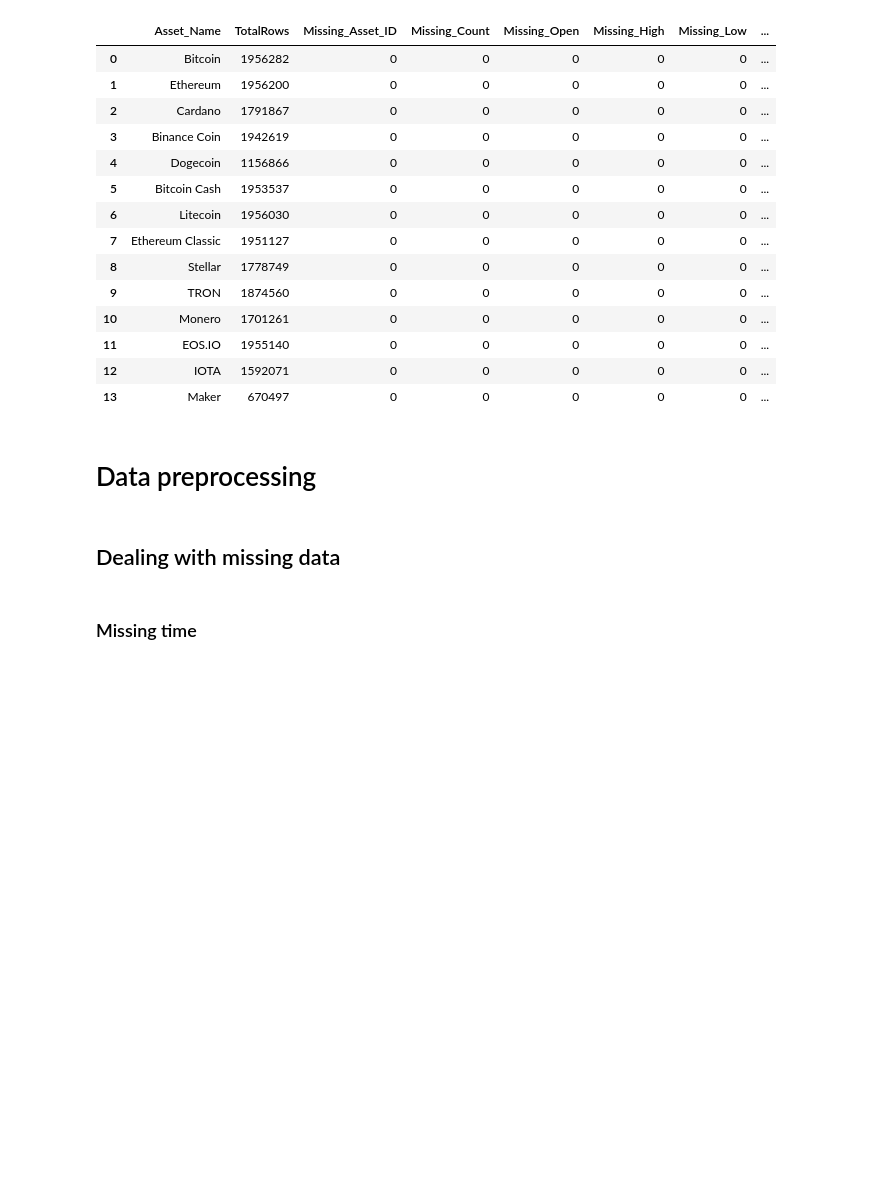
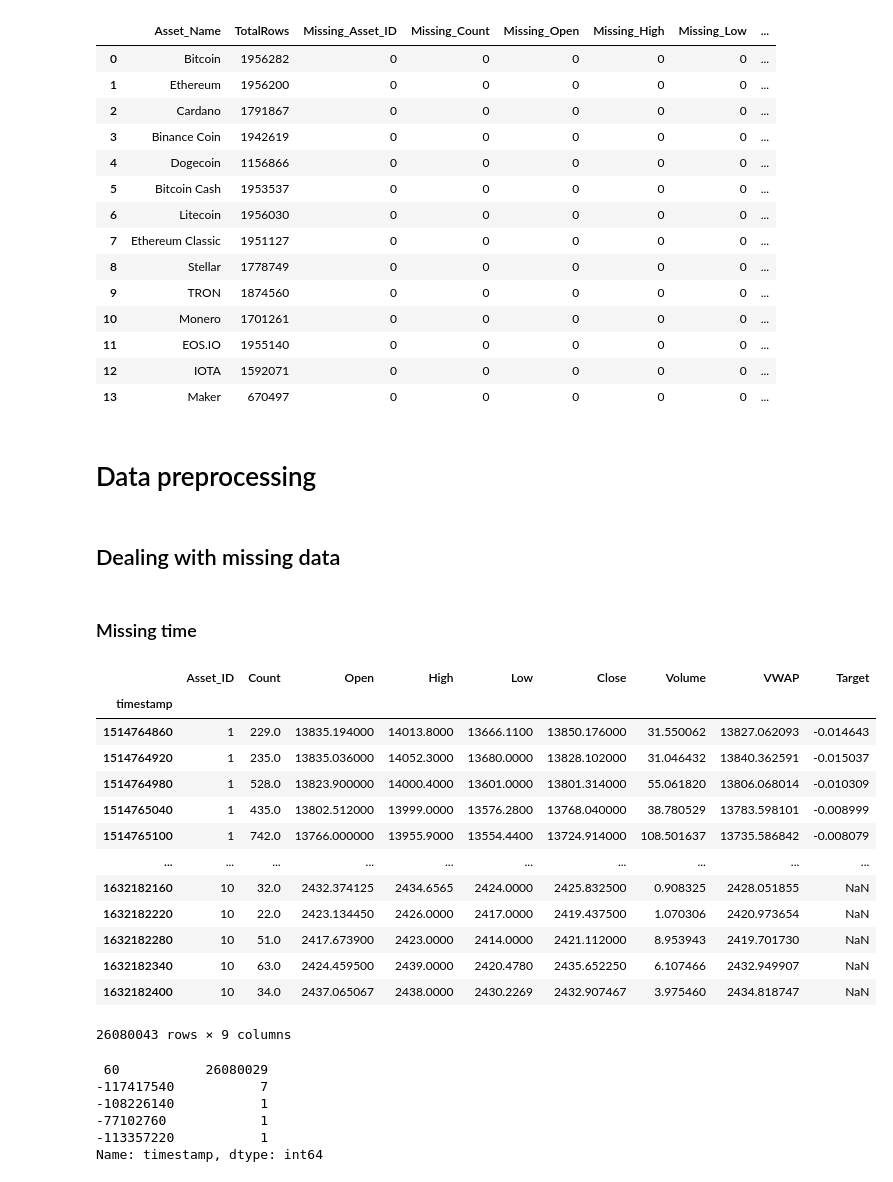
Before and after one commit to yanghang0918/Bitcoin-Prediction, a Jupyter notebook: btcpredict.ipynb, the cells around one changed output. Drawn from its saved outputs; the diff is of its cells as text; code cells hidden in the pictures; blank space fills up the shorter version.

Commit message:
dealing with missing data done

```diff
--- a/btcpredict.ipynb
+++ b/btcpredict.ipynb
@@ -165,6 +165,8 @@ missing_df
 # %% [markdown]
 ### Missing time
 # %%
-#for coin in asset_names:
-#    coin_df = ctrain[ctrain["Asset_ID"]==asset_names_dict[coin]].set_index("timestamp")
-#    coin_df_step1 = coin_df.reindex(range(df.index[0],df.index[-1]+60,60), method="pad")
+allcoin = pd.DataFrame([])
+for coin in asset_names:
+    coin_df = ctrain[ctrain["Asset_ID"]==asset_names_dict[coin]].set_index("timestamp")
+    coin_df_time = coin_df.reindex(range(coin_df.index[0],coin_df.index[-1]+60,60), method="pad")
+    allcoin = allcoin.append(coin_df_time)
@@ -175,0 +173,26 @@ def coin_t_sub(Asset_ID, data=ctrain):
+# %%
+allcoin
+# %% [output]
+|  | Asset_ID | Count | Open | High | Low | Close | Volume | VWAP | Target |
+| timestamp |  |  |  |  |  |  |  |  |  |
+| 1514764860 | 1 | 229.0 | 13835.194000 | 14013.8000 | 13666.1100 | 13850.176000 | 31.550062 | 13827.062093 | -0.014643 |
+| 1514764920 | 1 | 235.0 | 13835.036000 | 14052.3000 | 13680.0000 | 13828.102000 | 31.046432 | 13840.362591 | -0.015037 |
+| 1514764980 | 1 | 528.0 | 13823.900000 | 14000.4000 | 13601.0000 | 13801.314000 | 55.061820 | 13806.068014 | -0.010309 |
+| 1514765040 | 1 | 435.0 | 13802.512000 | 13999.0000 | 13576.2800 | 13768.040000 | 38.780529 | 13783.598101 | -0.008999 |
+| 1514765100 | 1 | 742.0 | 13766.000000 | 13955.9000 | 13554.4400 | 13724.914000 | 108.501637 | 13735.586842 | -0.008079 |
+| ... | ... | ... | ... | ... | ... | ... | ... | ... | ... |
+| 1632182160 | 10 | 32.0 | 2432.374125 | 2434.6565 | 2424.0000 | 2425.832500 | 0.908325 | 2428.051855 | NaN |
+| 1632182220 | 10 | 22.0 | 2423.134450 | 2426.0000 | 2417.0000 | 2419.437500 | 1.070306 | 2420.973654 | NaN |
+| 1632182280 | 10 | 51.0 | 2417.673900 | 2423.0000 | 2414.0000 | 2421.112000 | 8.953943 | 2419.701730 | NaN |
+| 1632182340 | 10 | 63.0 | 2424.459500 | 2439.0000 | 2420.4780 | 2435.652250 | 6.107466 | 2432.949907 | NaN |
+| 1632182400 | 10 | 34.0 | 2437.065067 | 2438.0000 | 2430.2269 | 2432.907467 | 3.975460 | 2434.818747 | NaN |
+26080043 rows × 9 columns
+# %%
+(allcoin.index[1:]-allcoin.index[:-1]).value_counts().head() #
+# %% [output]
+ 60           26080029
+-117417540           7
+-108226140           1
+-77102760            1
+-113357220           1
+Name: timestamp, dtype: int64
```
Also changed, not shown: parts of 7 cells of this notebook.
